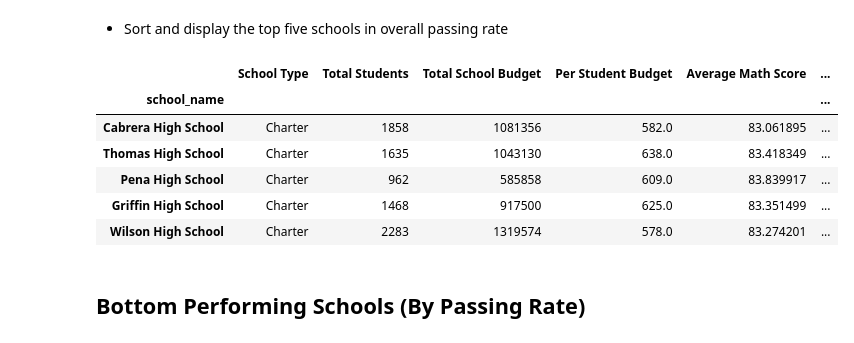
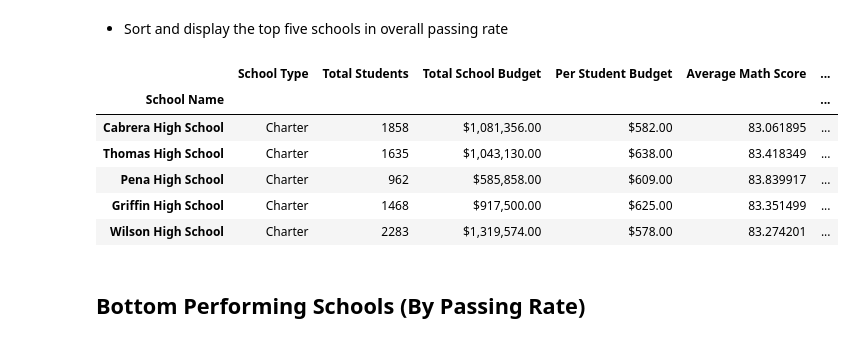
Before and after one commit to nvanlangen/pandas-challenge, a Jupyter notebook: PyCitySchools/PyCitySchools_NVL.ipynb, the cells around one changed output. Drawn from its saved outputs; the diff is of its cells as text; code cells hidden in the pictures.

```diff
--- a/PyCitySchools/PyCitySchools_NVL.ipynb
+++ b/PyCitySchools/PyCitySchools_NVL.ipynb
@@ -89,44 +92,74 @@ school_summary_data["Per Student Budget"] = school_data["budget"] / school_data[
+# %%
+#Create Dataframe copy of School Data
+school_summary_data = school_data.copy()
+#Add Per Student Budget to the dataframe
+school_summary_data["Per Student Budget"] = school_data["budget"] / school_data["size"]
+school_summary_data = school_summary_data.rename(columns={"school_name":"School Name"})
 # %%
-student_summary_data = student_data.groupby("school_name")
-
+#Create Dataframe grouped by the school name
+student_data = student_data.rename(columns={"school_name":"School Name"})
+student_summary_data = student_data.groupby("School Name")
+#Create Dataframe to hold mean data by school
 student_summary_mean = student_summary_data.mean()
 student_summary_mean = student_summary_mean.drop(columns="Student ID")
 
+#Create Dataframe to hold Students that passed math
 student_math_pass = student_data.loc[student_data["math_score"] >=70,:]
-student_math_pass_temp = student_math_pass.groupby("school_name")
+
+#Create Dataframe to group passing math students by school
+student_math_pass_temp = student_math_pass.groupby("School Name")
+
+#Create Dataframe to hold count of students passing math by school
 student_math_pass_by_school = student_math_pass_temp.count()
+#Drop unnecessary columns and rename math_core to math_passed
 student_math_pass_by_school = student_math_pass_by_school.drop(["Student ID","student_name","gender","grade","reading_score"],axis=1)
 student_math_pass_by_school=student_math_pass_by_school.rename(columns={"math_score": "math_passed"})
 
+#Create Dataframe to hold Students that passed reading
 student_reading_pass = student_data.loc[student_data["reading_score"] >=70,:]
-student_reading_pass_temp = student_reading_pass.groupby("school_name")
+
+#Create Dataframe to group passing reading students by school
+student_reading_pass_temp = student_reading_pass.groupby("School Name")
+
+#Create Dataframe to hold count of students passing reading by school
 student_reading_pass_by_school = student_reading_pass_temp.count()
+#Drop unnecessary columns and rename reading_score to reading_passed
 student_reading_pass_by_school = student_reading_pass_by_school.drop(["Student ID","student_name","gender","grade","math_score"],axis=1)
 student_reading_pass_by_school=student_reading_pass_by_school.rename(columns={"reading_score": "reading_passed"})
 
-student_summary_data_by_school = pd.merge(student_math_pass_by_school,student_reading_pass_by_school,on=["school_name"])
-student_summary_data_by_school = pd.merge(student_summary_data_by_school,student_summary_mean,on=["school_name"])
-school_summary_data2 = pd.merge(student_summary_data_by_school,school_summary_data,on=["school_name"])
+#Merge Math and Reading Pass By School Dataframes into new dataframe
+student_summary_data_by_school = pd.merge(student_math_pass_by_school,student_reading_pass_by_school,on=["School Name"])
+#Merge Mean Data by School into the dataframe
+student_summary_data_by_school = pd.merge(student_summary_data_by_school,student_summary_mean,on=["School Name"])
+#Merge School Summary Data into the dataframe
+school_summary_data2 = pd.merge(student_summary_data_by_school,school_summary_data,on=["School Name"])
+
+#Add % Passing Math, Reading and Overall to the dataframe
 school_summary_data2["% Passing Math"] = school_summary_data2["math_passed"]/school_summary_data2["size"]*100
 school_summary_data2["% Passing Reading"] = school_summary_data2["reading_passed"]/school_summary_data2["size"]*100
 school_summary_data2["% Overall Passing Rate"] = (school_summary_data2["% Passing Math"] + school_summary_data2["% Passing Reading"])/2
 
-#school_summary_sorted["School Name","School Type","Total Students","Total School Budget","Per Student Budget","Average Math Score","Average Reading Score","% Passing Math","% Passing Reading","% Overall Passing Rate"]
-school_summary_sorted = school_summary_data2[['school_name','type','size','budget','Per Student Budget','math_score','reading_score','% Passing Math','% Passing Reading','% Overall Passing Rate']].copy()
-
+#Create Dataframe to hold a subset of the data from the previous dataframe
+school_summary_sorted = school_summary_data2[['School Name','type','size','budget','Per Student Budget','math_score','reading_score','% Passing Math','% Passing Reading','% Overall Passing Rate']].copy()
+#Rename Columns
 school_summary_sorted=school_summary_sorted.rename(columns={"type":"School Type","size": "Total Students","budget":"Total School Budget","math_score":"Average Math Score","reading_score":"Average Reading Score"})
 
-school_summary_sorted = school_summary_sorted.set_index("school_name")
-school_summary_sorted_Desc = school_summary_sorted.sort_values("% Overall Passing Rate",ascending=False)
-school_summary_sorted_Desc.head(5)
+#Set index and format columns for currency
+school_summary_sorted = school_summary_sorted.set_index("School Name")
+school_summary_sorted["Total School Budget"] =school_summary_sorted["Total School Budget"].map("${:,.2f}".format)
+school_summary_sorted["Per Student Budget"] =school_summary_sorted["Per Student Budget"].map("${:,.2f}".format)
+
+#Sort by % Overall Passing Rate descending and display the top 5 rows
+school_summary_sorted = school_summary_sorted.sort_values("% Overall Passing Rate",ascending=False)
+school_summary_sorted.iloc[0:5,:]
 # %% [output]
 |  | School Type | Total Students | Total School Budget | Per Student Budget | Average Math Score | ... |
-| school_name |  |  |  |  |  | ... |
-| Cabrera High School | Charter | 1858 | 1081356 | 582.0 | 83.061895 | ... |
-| Thomas High School | Charter | 1635 | 1043130 | 638.0 | 83.418349 | ... |
-| Pena High School | Charter | 962 | 585858 | 609.0 | 83.839917 | ... |
-| Griffin High School | Charter | 1468 | 917500 | 625.0 | 83.351499 | ... |
-| Wilson High School | Charter | 2283 | 1319574 | 578.0 | 83.274201 | ... |
+| School Name |  |  |  |  |  | ... |
+| Cabrera High School | Charter | 1858 | $1,081,356.00 | $582.00 | 83.061895 | ... |
+| Thomas High School | Charter | 1635 | $1,043,130.00 | $638.00 | 83.418349 | ... |
+| Pena High School | Charter | 962 | $585,858.00 | $609.00 | 83.839917 | ... |
+| Griffin High School | Charter | 1468 | $917,500.00 | $625.00 | 83.351499 | ... |
+| Wilson High School | Charter | 2283 | $1,319,574.00 | $578.00 | 83.274201 | ... |
 # %% [markdown]
 ## Bottom Performing Schools (By Passing Rate)
 # %% [markdown]
```
Also changed, not shown: parts of 9 cells of this notebook, 1 other file.
